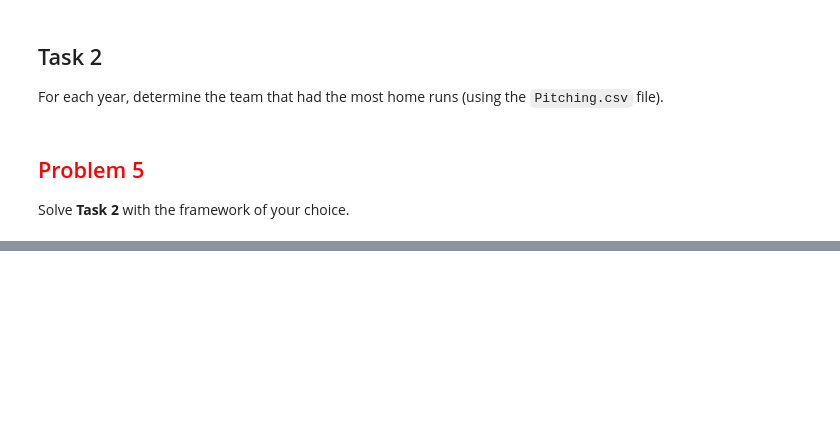
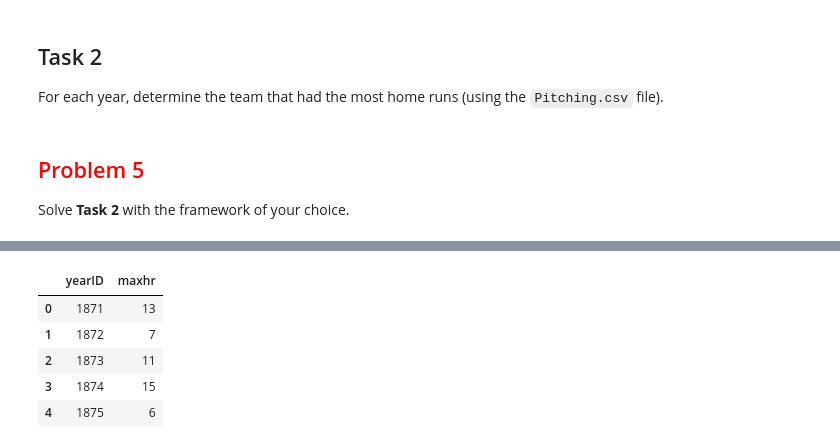
Before and after one commit to reaganbuske/DSCI430, a Jupyter notebook: lab_4_pitching_aggregation_RB.ipynb, the cells around one changed output, grey strips where cells are left out. Saved outputs shown, nothing was run; the diff lists cells and outputs as text; code cells hidden in the pictures; blank space fills up the shorter version.

```diff
--- a/lab_4_pitching_aggregation_RB.ipynb
+++ b/lab_4_pitching_aggregation_RB.ipynb
@@ -277,0 +270,14 @@ hr_per_year.head()
+# %%
+maxhr = (most_hr
+        >> select(X.yearID, X.tothr, X.teamID)
+        >> group_by(X.yearID)
+        >> summarize(maxhr = X.tothr.max())
+        )
+maxhr.head()
+# %% [output]
+|  | yearID | maxhr |
+| 0 | 1871 | 13 |
+| 1 | 1872 | 7 |
+| 2 | 1873 | 11 |
+| 3 | 1874 | 15 |
+| 4 | 1875 | 6 |
```
Also changed, not shown: parts of 7 cells of this notebook.
